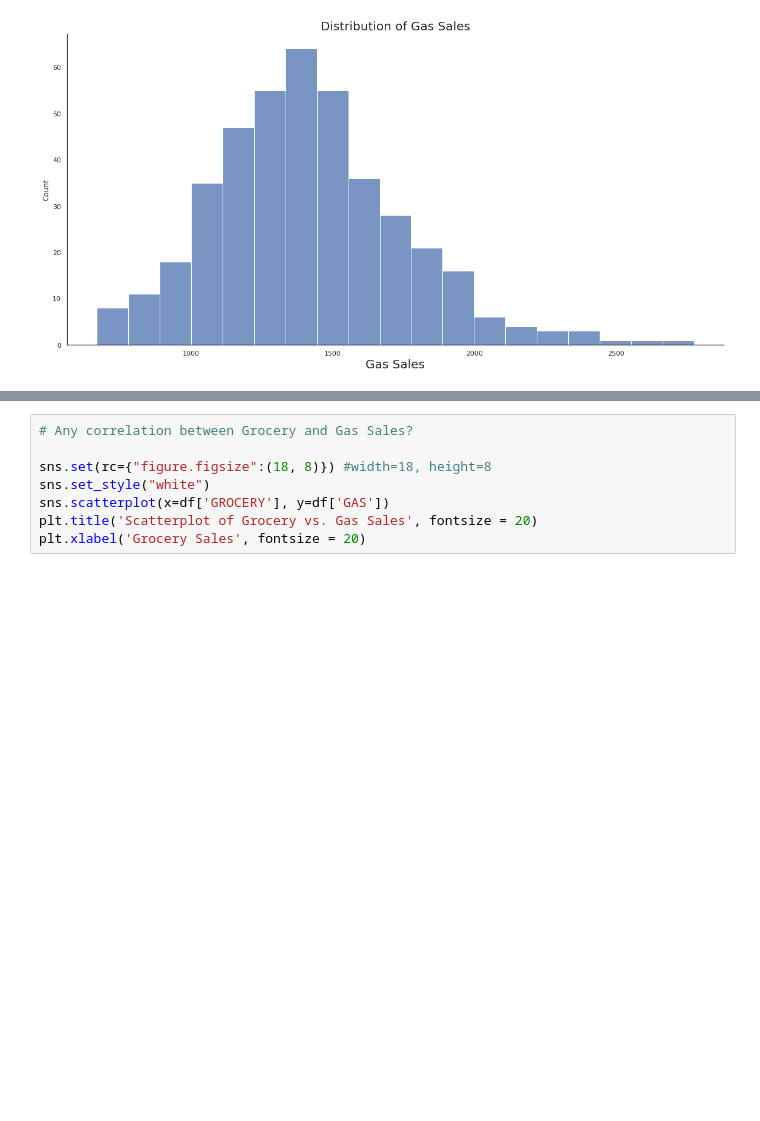
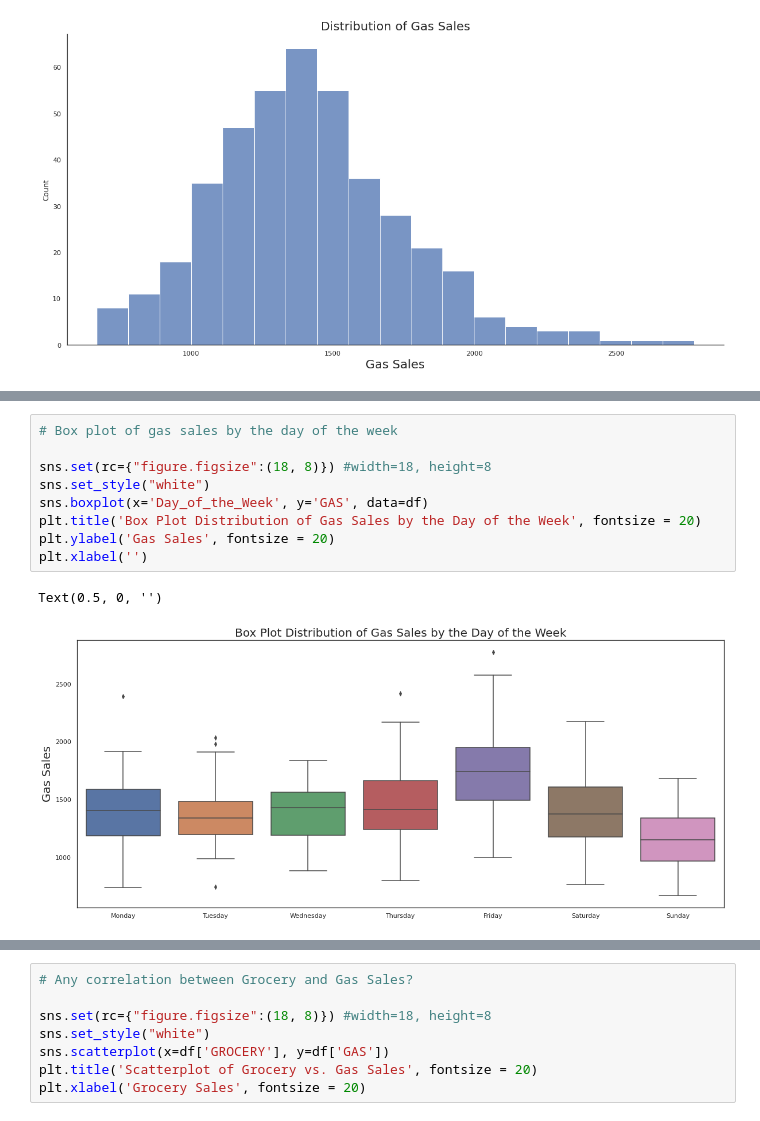
Before and after one commit to imad3k/Gas_station_analysis, a Jupyter notebook: c_store_test.ipynb, the cells around one changed output, grey strips where cells are left out. Drawn from its saved outputs; the diff is of its cells as text; blank space fills up the shorter version.

```diff
--- a/c_store_test.ipynb
+++ b/c_store_test.ipynb
@@ -178,0 +283,12 @@ Text(0.5, 8.960000000000022, 'Gas Sales')
+# %%
+# Box plot of gas sales by the day of the week
+
+sns.set(rc={"figure.figsize":(18, 8)}) #width=18, height=8
+sns.set_style("white")
+sns.boxplot(x='Day_of_the_Week', y='GAS', data=df)
+plt.title('Box Plot Distribution of Gas Sales by the Day of the Week', fontsize = 20)
+plt.ylabel('Gas Sales', fontsize = 20)
+plt.xlabel('')
+# %% [output]
+Text(0.5, 0, '')
+[figure, added]
```
Also changed, not shown: parts of 24 cells of this notebook.
